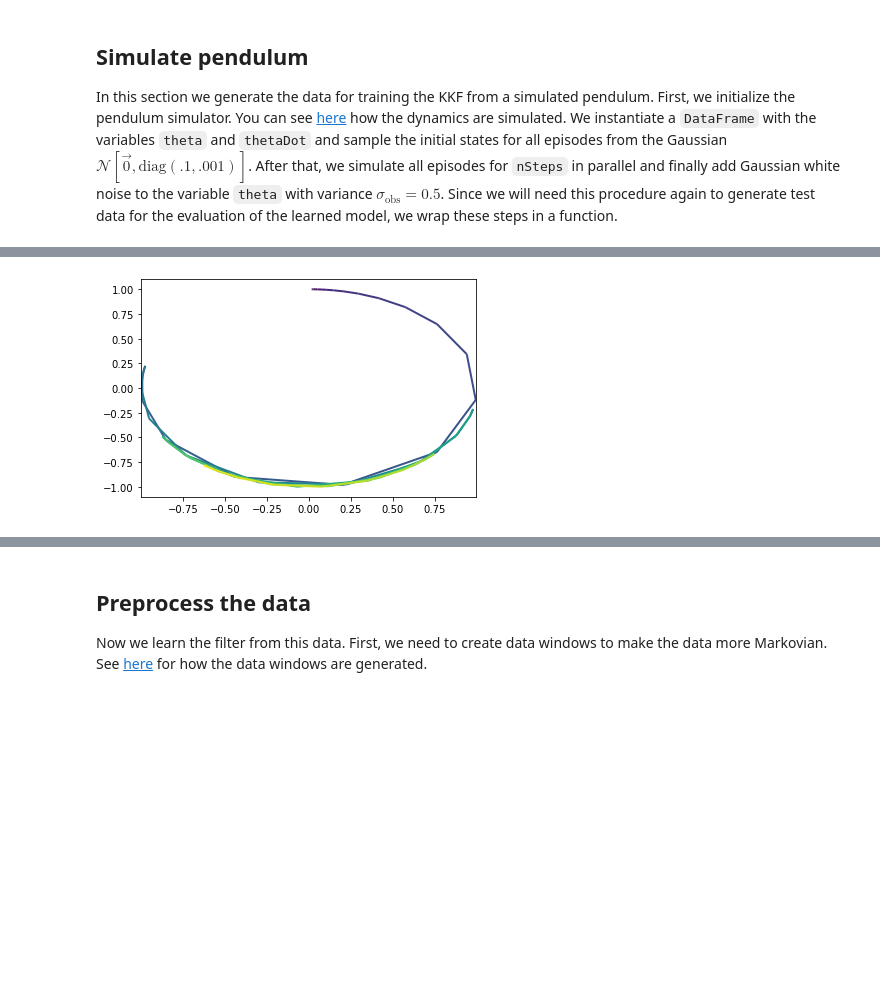
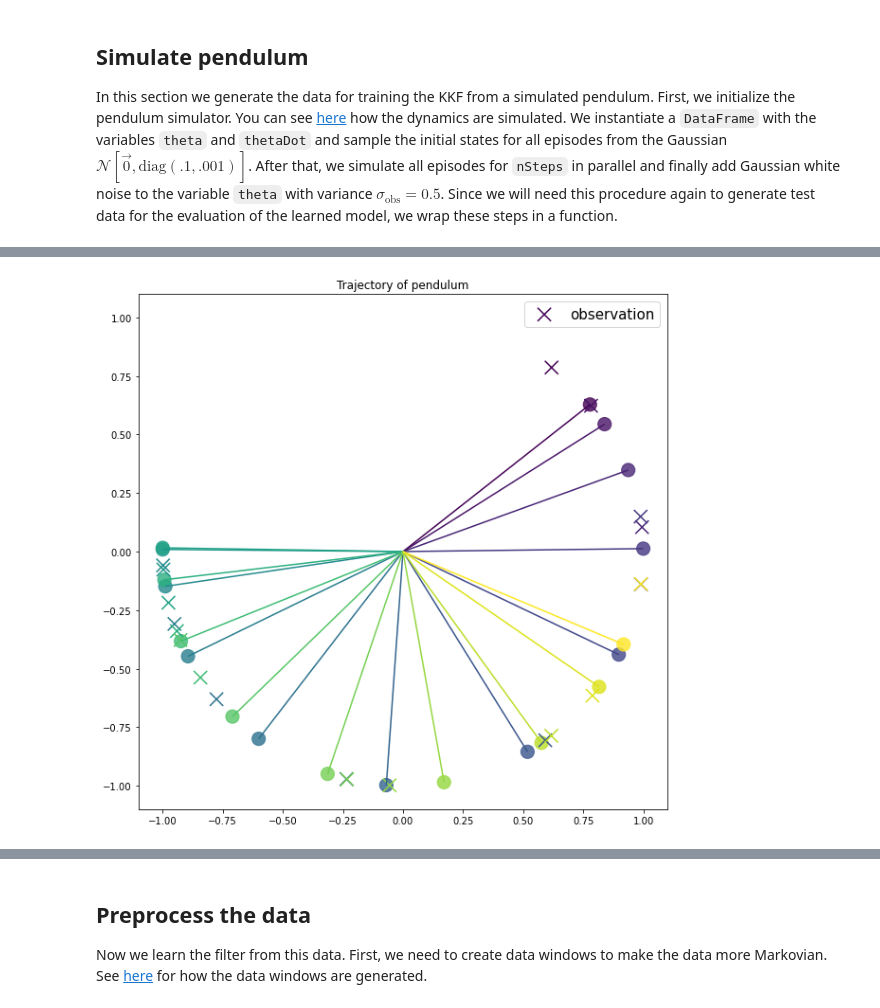
Before and after one commit to shellingford330/pyKKR, a Jupyter notebook: notebooks/KKF Example - Pendulum.ipynb, the cells around one changed output, grey strips where cells are left out. Drawn from its saved outputs; the diff is of its cells as text; code cells hidden in the pictures; blank space fills up the shorter version.

```diff
--- a/notebooks/KKF Example - Pendulum.ipynb
+++ b/notebooks/KKF Example - Pendulum.ipynb
@@ -109,44 +118,33 @@ _ = testData['thetaNoisy'].unstack(0).plot(legend=False);
-# %%
-from matplotlib.collections import LineCollection
-from matplotlib.colors import ListedColormap, BoundaryNorm
-
-# x = np.linspace(0, 3 * np.pi, 500)
-# y = np.sin(x)
-x = np.sin(data['theta'][0])
-y = np.cos(data['theta'][0])
-# dydx = np.cos(0.5 * (x[:-1] + x[1:]))  # first derivative
-dydx = np.array([i for i in range(len(x))])  # first derivative
-
-# Create a set of line segments so that we can color them individually
-# This creates the points as a N x 1 x 2 array so that we can stack points
-# together easily to get the segments. The segments array for line collection
-# needs to be (numlines) x (points per line) x 2 (for x and y)
-points = np.array([x, y]).T.reshape(-1, 1, 2)
-segments = np.concatenate([points[:-1], points[1:]], axis=1)
-
-# fig, axs = plt.subplots(2, 1, sharex=True, sharey=True)
-fig, ax = plt.subplots()
-
-# Create a continuous norm to map from data points to colors
-norm = plt.Normalize(dydx.min(), dydx.max())
-lc = LineCollection(segments, cmap='viridis', norm=norm)
-# Set the values used for colormapping
-lc.set_array(dydx)
-lc.set_linewidth(2)
-line = ax.add_collection(lc)
-# fig.colorbar(line, ax=ax)
-
-# Use a boundary norm instead
-# cmap = ListedColormap(['r', 'g', 'b'])
-# norm = BoundaryNorm([-1, -0.5, 0.5, 1], cmap.N)
-# lc = LineCollection(segments, cmap=cmap, norm=norm)
-# lc.set_array(dydx)
-# lc.set_linewidth(2)
-# line = axs[1].add_collection(lc)
-# fig.colorbar(line, ax=axs[1])
-
-ax.set_xlim(x.min(), x.max())
-ax.set_ylim(-1.1, 1.1)
-plt.show();
-# %% [output]
-[figure, removed]
+# %%
+from matplotlib.collections import LineCollection
+from matplotlib import colors as mcolors
+
+num = 20
+
+x = np.sin(testData.loc[(0,slice(None)),'theta'].reset_index(drop=True)[:num])
+y = np.cos(testData.loc[(0,slice(None)),'theta'].reset_index(drop=True)[:num])
+
+fig, ax = plt.subplots(figsize=(10,10))
+ax.set_xlim(-1.1, 1.1)
+ax.set_ylim(-1.1, 1.1)
+ax.set_title('Trajectory of pendulum')
+
+# pendulum thread
+line_segments = LineCollection([np.array([[0,0],val]) for i, val in enumerate(np.column_stack([x, y]))], linestyles='solid')
+line_segments.set_array(np.arange(num))
+ax.add_collection(line_segments)
+
+plt.sci(line_segments)  # This allows interactive changing of the colormap.
+
+#  pendulum ball
+ax.scatter(x, y, s=200, c=np.arange(num), alpha=0.8)
+
+#  observation
+obs_x = np.sin(testData.loc[(0,slice(None)),'thetaNoisy'].reset_index(drop=True)[:num])
+obs_y = np.cos(testData.loc[(0,slice(None)),'thetaNoisy'].reset_index(drop=True)[:num])
+obs_points = ax.scatter(obs_x, obs_y, s=200, c=np.arange(num), marker="x")
+ax.legend([obs_points], ["observation"], fontsize=15)
+
+plt.show()
+# %% [output]
+[figure, added]
```
Also changed, not shown: parts of 26 cells of this notebook, 4 other files.
